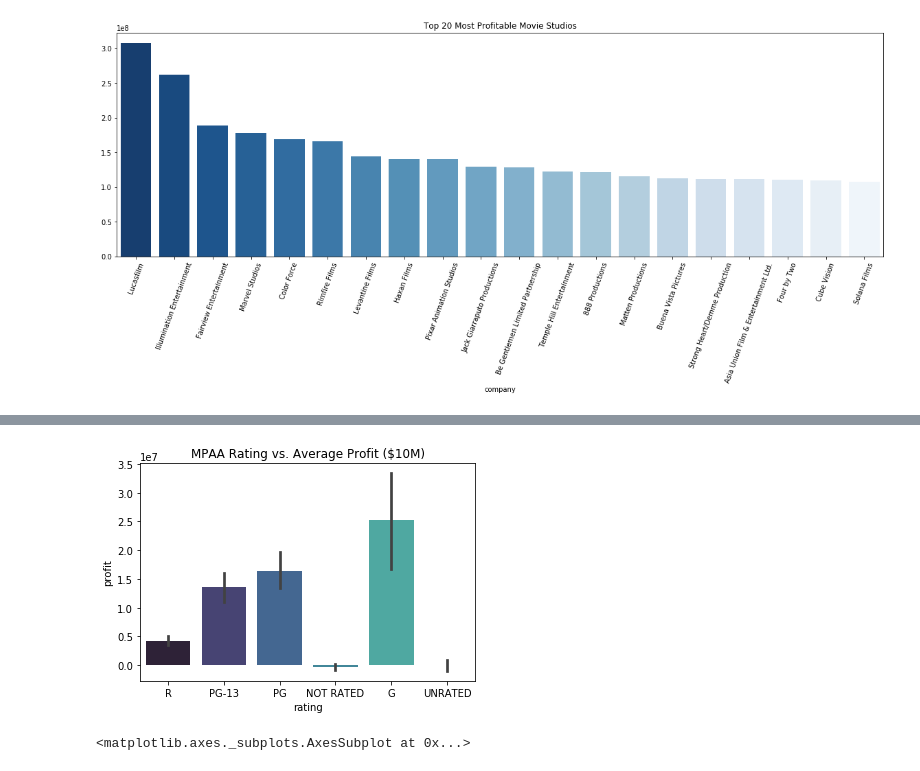
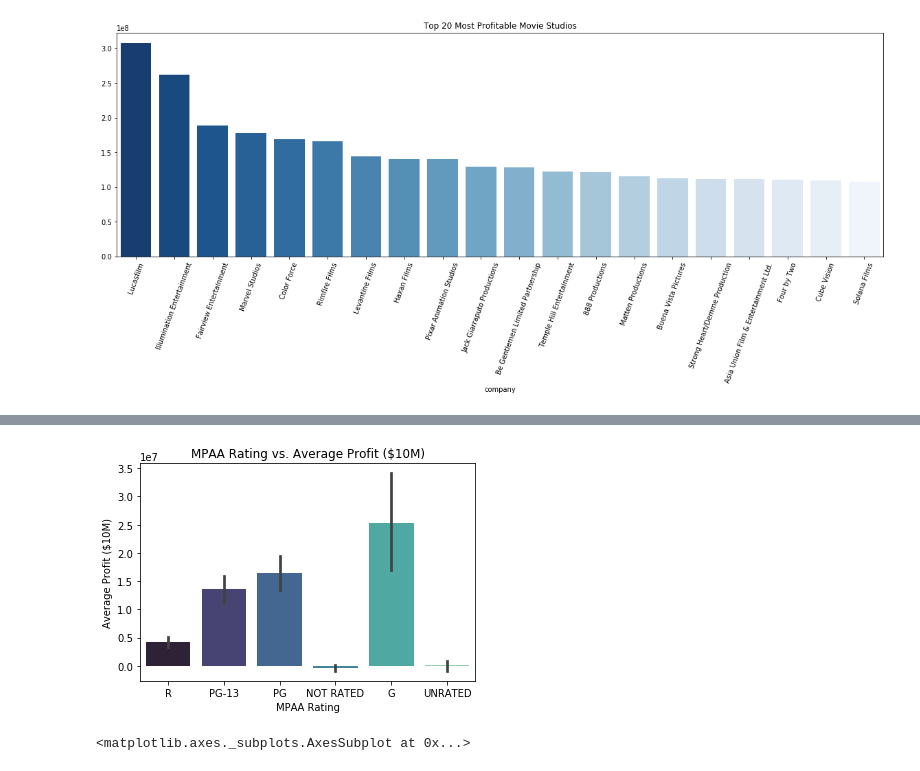
Before and after one commit to mrozenva/dsc-phase-1-project-campus, a Jupyter notebook: eda_notebook.ipynb, the cells around one changed output, grey strips where cells are left out. Drawn from its saved outputs; the diff is of its cells as text; code cells hidden in the pictures.

Commit message:
rating barplot funcs finished

```diff
--- a/eda_notebook.ipynb
+++ b/eda_notebook.ipynb
@@ -312,15 +314,19 @@ def rating_vs_num_movies_barplot(dataframe, ratings_column):
 # %%
-plt.title('MPAA Rating vs. Average Profit ($10M)')
-plt.xlabel('MPAA Rating')
-plt.ylabel('Average Profit ($10M)')
-rating_vs_mean_profit_barplot = sns.barplot(kaggle_movies['rating'],
-                                            kaggle_movies['profit'],
-                                            palette = 'mako',
-                                            order = ['R', 'PG-13', 'PG', 'NOT RATED','G','UNRATED'])
+def rating_vs_average_profit_barplot(dataframe):
+
+    plt.title('MPAA Rating vs. Average Profit ($10M)')
+    rating_vs_mean_profit_barplot = sns.barplot(dataframe['rating'],
+                                                dataframe['profit'],
+                                                palette = 'mako',
+                                                order = ['R', 'PG-13', 'PG', 'NOT RATED','G','UNRATED'])
+    plt.xlabel('MPAA Rating')
+    plt.ylabel('Average Profit ($10M)')
 
 # How to add to subplot?
-# %% [output]
-[figure, removed]
+# %%
+rating_vs_average_profit_barplot(kaggle_movies)
+# %% [output]
+[figure, added]
 # %%
 #y minimum for NOT RATED
 sns.barplot(kaggle_movies.groupby(['rating'])['profit'].mean().index,
```
Also changed, not shown: parts of 3 cells of this notebook.
